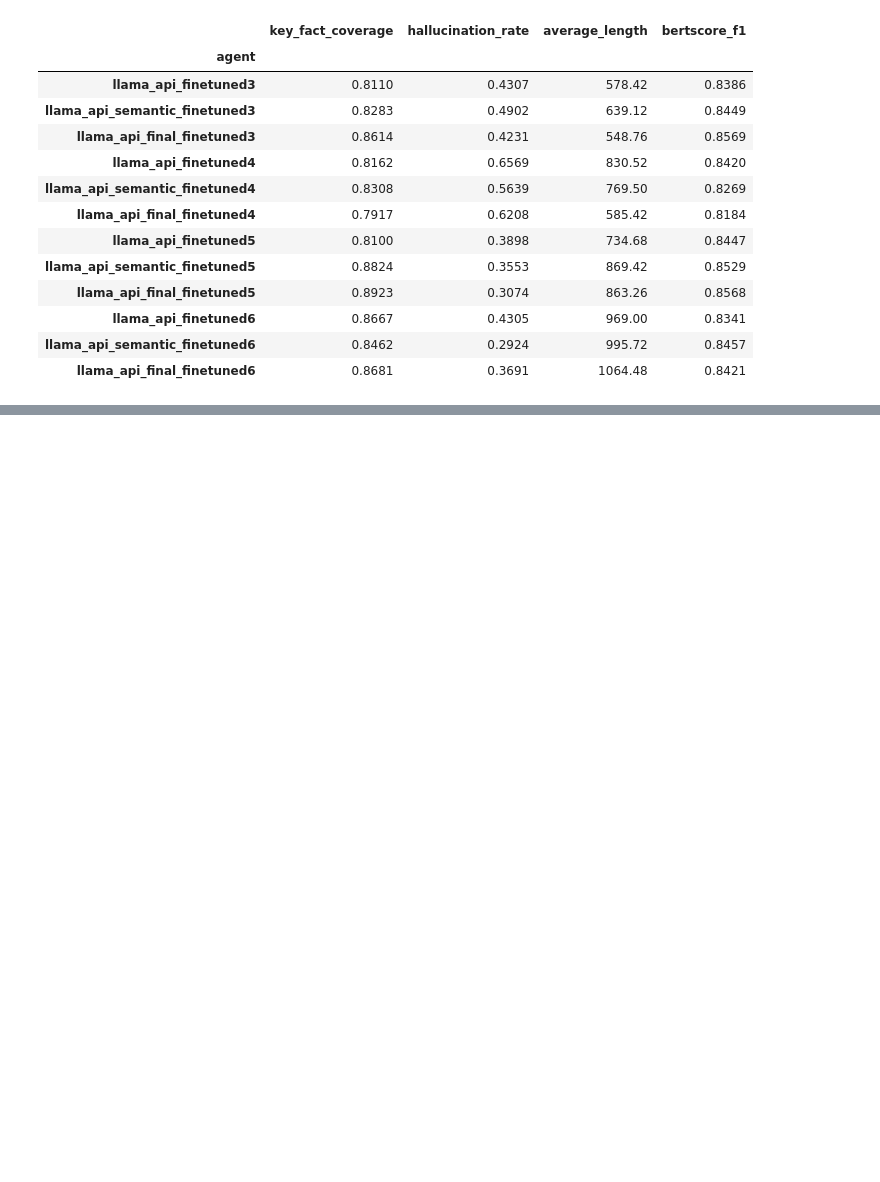
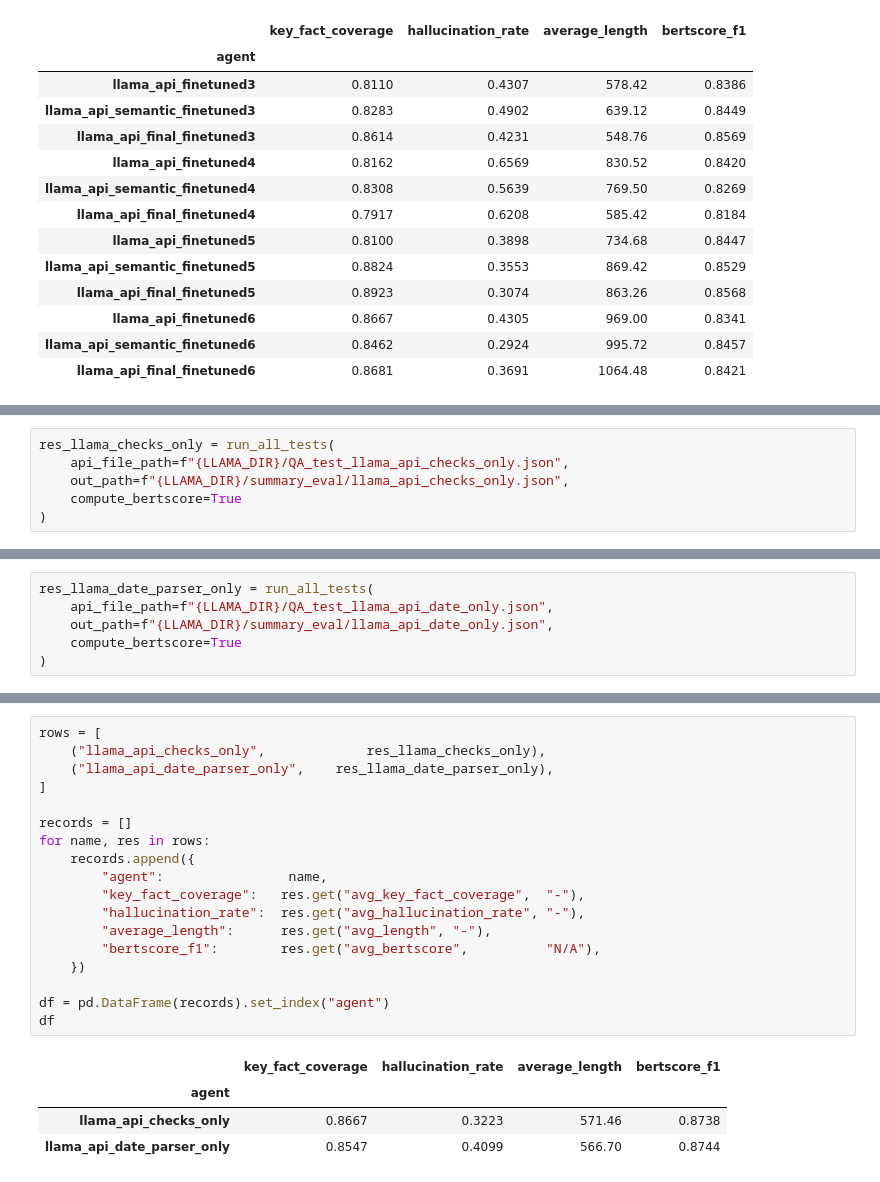
Before and after one commit to dcr225619/DS5500-RAG, a Jupyter notebook: summary_evaluation_benchmark.ipynb, the cells around one changed output, grey strips where cells are left out. Saved outputs shown, nothing was run; the diff lists cells and outputs as text; blank space fills up the shorter version.

```diff
--- a/summary_evaluation_benchmark.ipynb
+++ b/summary_evaluation_benchmark.ipynb
@@ -898,0 +901,6 @@ df
+# %%
+res_llama_checks_only = run_all_tests(
+    api_file_path=f"{LLAMA_DIR}/QA_test_llama_api_checks_only.json",
+    out_path=f"{LLAMA_DIR}/summary_eval/llama_api_checks_only.json",
+    compute_bertscore=True
+)
@@ -898,0 +928,6 @@ df
+# %%
+res_llama_date_parser_only = run_all_tests(
+    api_file_path=f"{LLAMA_DIR}/QA_test_llama_api_date_only.json",
+    out_path=f"{LLAMA_DIR}/summary_eval/llama_api_date_only.json",
+    compute_bertscore=True
+)
@@ -898,0 +955,23 @@ df
+# %%
+rows = [
+    ("llama_api_checks_only",             res_llama_checks_only),
+    ("llama_api_date_parser_only",    res_llama_date_parser_only),
+]
+
+records = []
+for name, res in rows:
+    records.append({
+        "agent":                name,
+        "key_fact_coverage":   res.get("avg_key_fact_coverage",  "-"),
+        "hallucination_rate":  res.get("avg_hallucination_rate", "-"),
+        "average_length":      res.get("avg_length", "-"),
+        "bertscore_f1":        res.get("avg_bertscore",          "N/A"),
+    })
+
+df = pd.DataFrame(records).set_index("agent")
+df
+# %% [output]
+|  | key_fact_coverage | hallucination_rate | average_length | bertscore_f1 |
+| agent |  |  |  |  |
+| llama_api_checks_only | 0.8667 | 0.3223 | 571.46 | 0.8738 |
+| llama_api_date_parser_only | 0.8547 | 0.4099 | 566.70 | 0.8744 |
```
Also changed, not shown: parts of 3 cells of this notebook, 12 other files.
